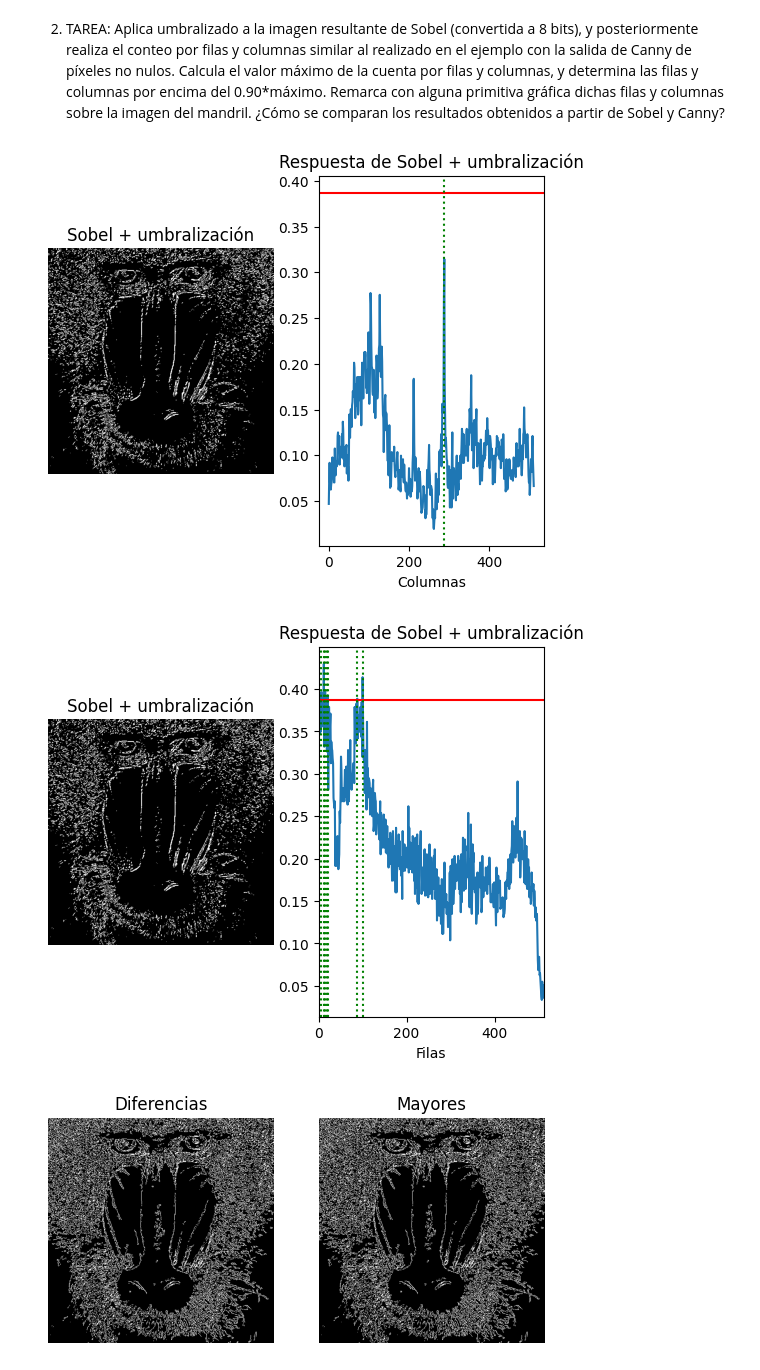
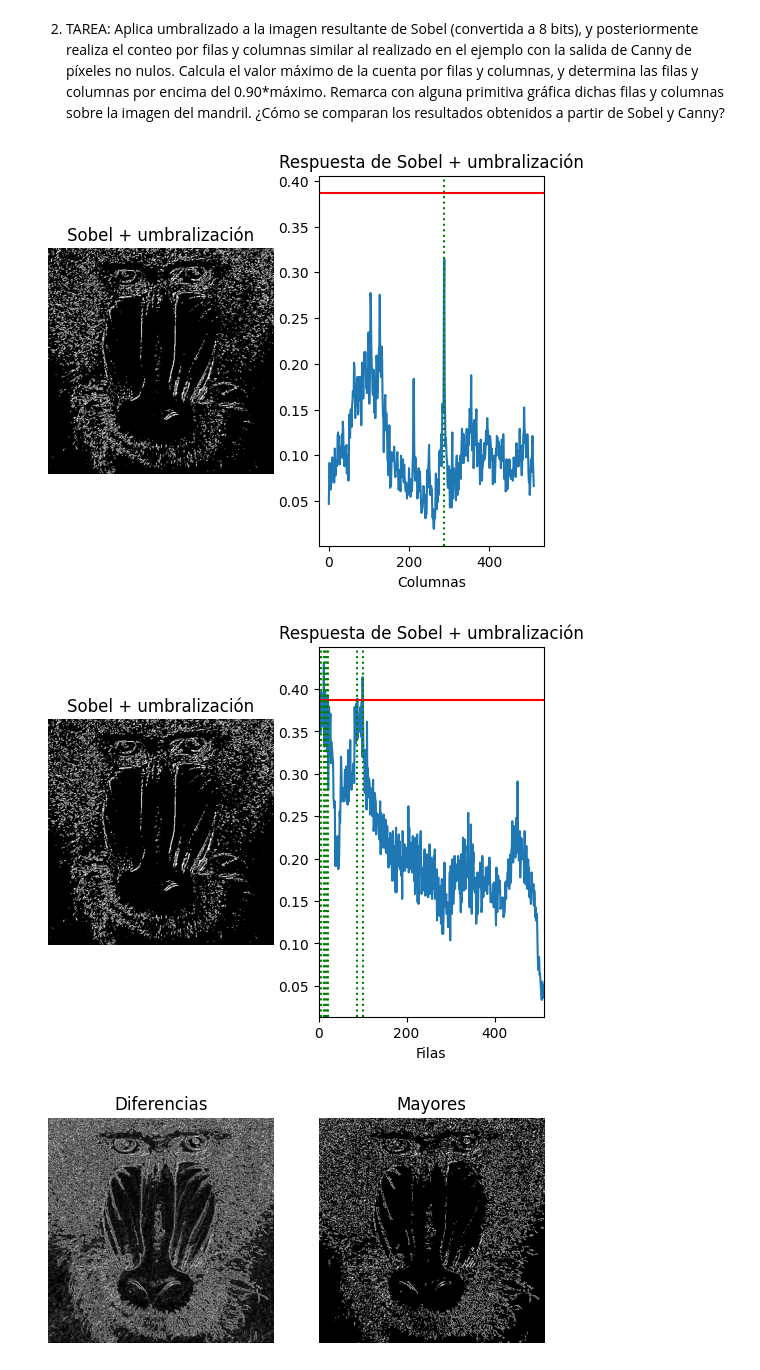
Before and after one commit to AndreaSantaloz/SecondPracticeVC, a Jupyter notebook: entrega.ipynb, the cells around one changed output. Drawn from its saved outputs; the diff is of its cells as text; code cells hidden in the pictures.

```diff
--- a/entrega.ipynb
+++ b/entrega.ipynb
@@ -44,6 +44,8 @@ plt.xlim([0, canny.shape[0]])
 # %%
 # Gaussiana para suavizar la imagen original, eliminando altas frecuencias
 ggris = cv2.GaussianBlur(gris, (3, 3), 0)
+gris = cv2.cvtColor(img, cv2.COLOR_BGR2GRAY)
+canny = cv2.Canny(gris, 100, 200)
 
 #Calcula en ambas direcciones (horizontal y vertical)
 sobelx = cv2.Sobel(ggris, cv2.CV_64F, 1, 0)  # x
@@ -93,33 +95,34 @@ plt.imshow(imagenUmbralizada8np, cmap='gray')
 plt.subplot(1, 2, 2)
 plt.title("Respuesta de Sobel + umbralización")
 plt.xlabel("Filas")
 plt.ylabel("% píxeles")
 plt.plot(rows)
 plt.axhline(y=max_border_number*0.9, color='r')
 
 for i in range(len(rows)):
     if rows[i] > max_border_number*0.9:
         plt.axvline(x=i, color='g', linestyle=':')
 
 plt.xlim([0, imagenUmbralizada8np.shape[0]])
-dif = cv2.absdiff(imagenUmbralizada8np, canny)
+
+dif = cv2.absdiff(canny,sobel8np)
 
 #Visualiza
 plt.figure()
 plt.subplot(1, 2, 1)
 plt.title("Diferencias")
 plt.axis("off")
 plt.imshow(dif, cmap='gray')
 
 #Zonas de mayor diferencia tras aplicar umbral
-res, imgdif = cv2.threshold(dif, 30, 255, cv2.THRESH_BINARY)
+res, imgdif = cv2.threshold(dif, 160, 255, cv2.THRESH_BINARY)
 #Visualiza
 plt.subplot(1, 2, 2)
 plt.title("Mayores")
 plt.axis("off")
 plt.imshow(imgdif, cmap='gray')
 plt.show()
 # %% [output]
 [figure]
 [figure]
-[figure, old version]
+[figure, new version]
```
